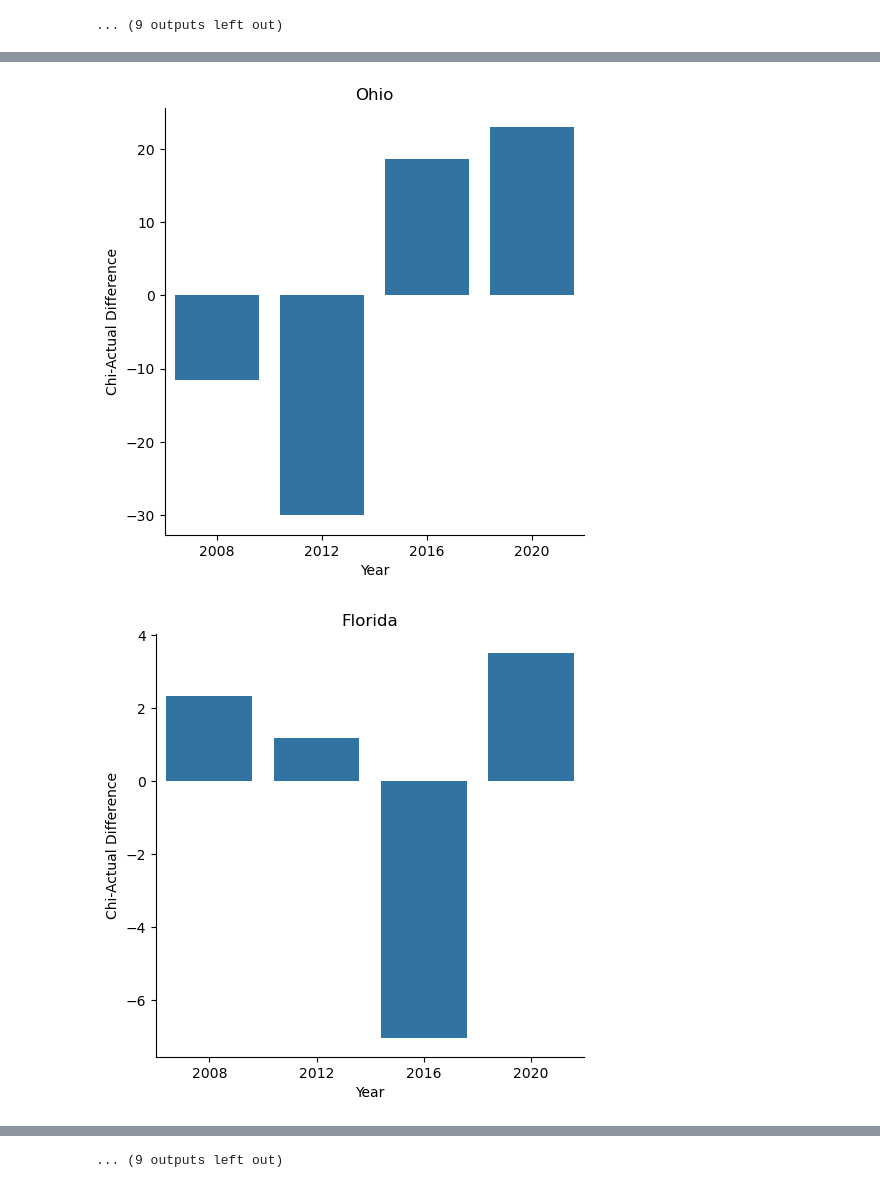
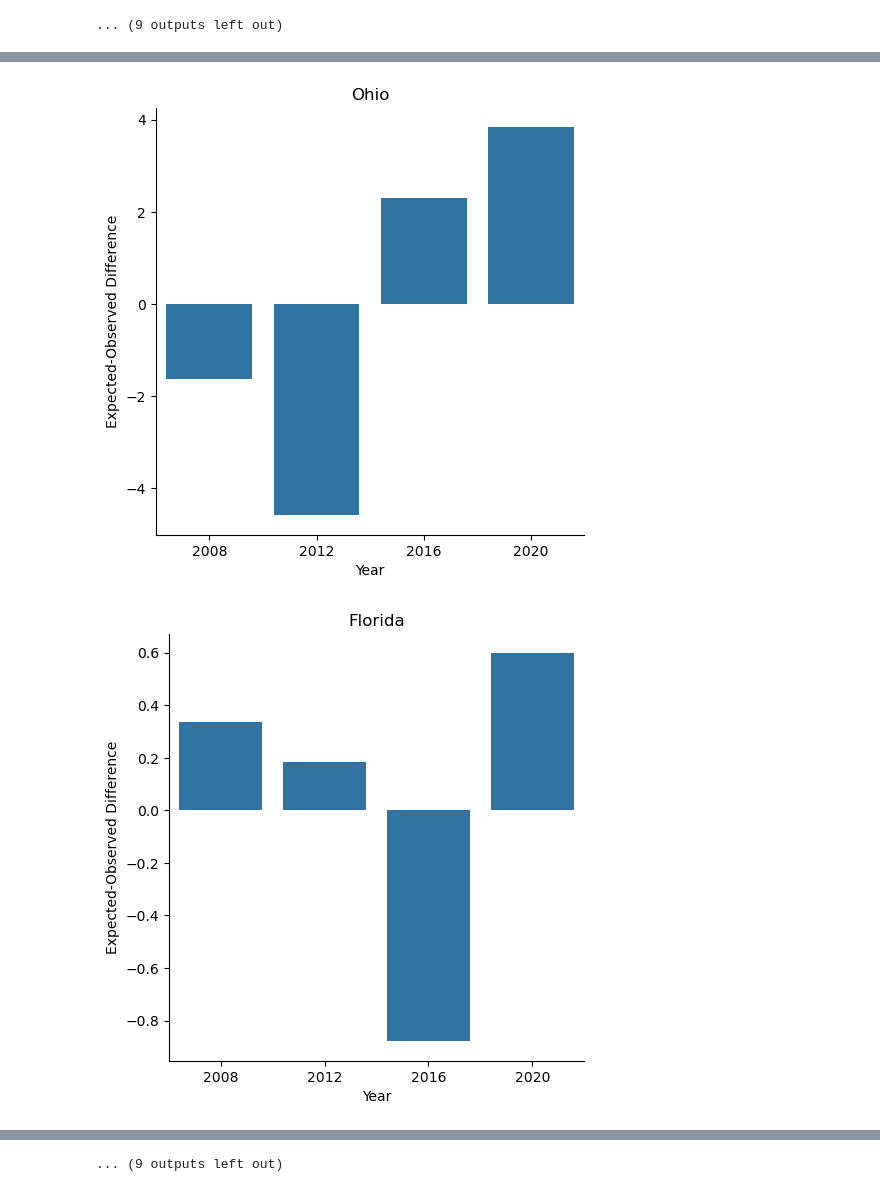
Before and after one commit to ryanchou2004/cs216_project, a Jupyter notebook: prototype_ryancontributions.ipynb, the cells around one changed output, grey strips where cells are left out. Cells and saved outputs as stored; diff of their text form; code cells hidden in the pictures.

```diff
--- a/prototype_ryancontributions.ipynb
+++ b/prototype_ryancontributions.ipynb
@@ -226,7 +226,7 @@ for state in chi_square_val_visited.index:
     actual_reorg[["Year", "chi"]] = actual_reorg["index"].str.split(" ", expand = True)
     actual_reorg = actual_reorg.drop(columns = "index")
 
-    chi_diff = pd.Series((chi_reorg[state]-actual_reorg[state]) / np.sqrt(actual, name = "Expected-Observed Difference")
+    chi_diff = pd.Series(((chi_reorg[state]-actual_reorg[state]) / np.sqrt(chi_reorg[state])), name = "Expected-Observed Difference")
     year = pd.Series(actual_reorg["Year"], name = "Year")
     chi_diff_year = pd.concat([chi_diff, year], axis = 1)
     sns.catplot(chi_diff_year, x = "Year", y = "Expected-Observed Difference", kind = "bar", ci = None).set(title = state)
@@ -280,2 +280,2 @@ The `ci` parameter is deprecated. Use `errorbar=None` for the same effect.
-[figure, old version]
+[figure, new version]
-[figure, old version]
+[figure, new version]
```
Also changed, not shown: parts of 1 cell of this notebook.
